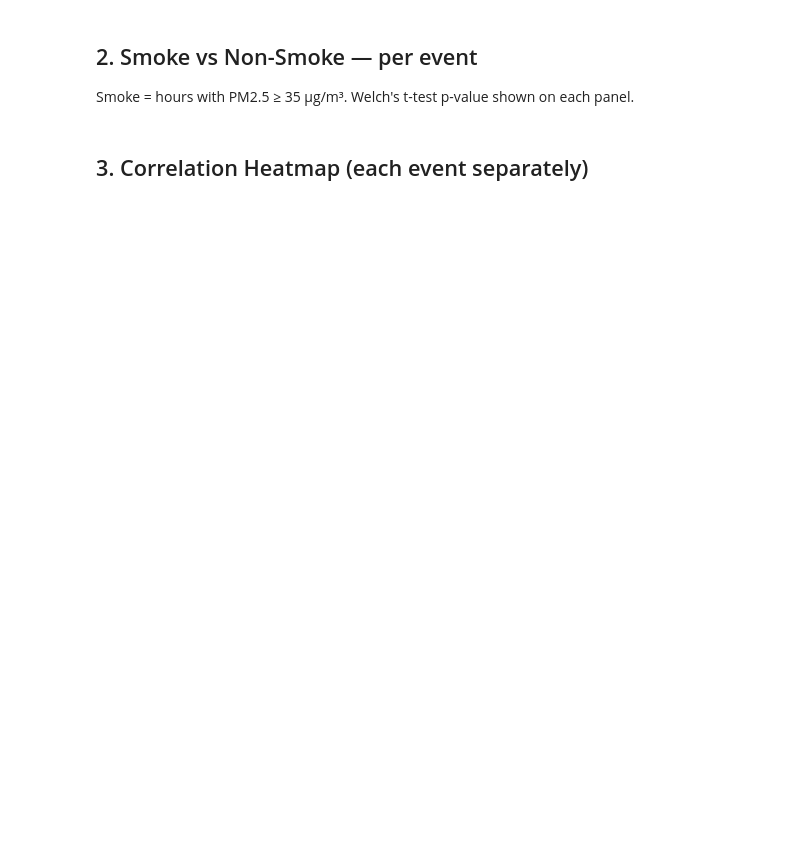
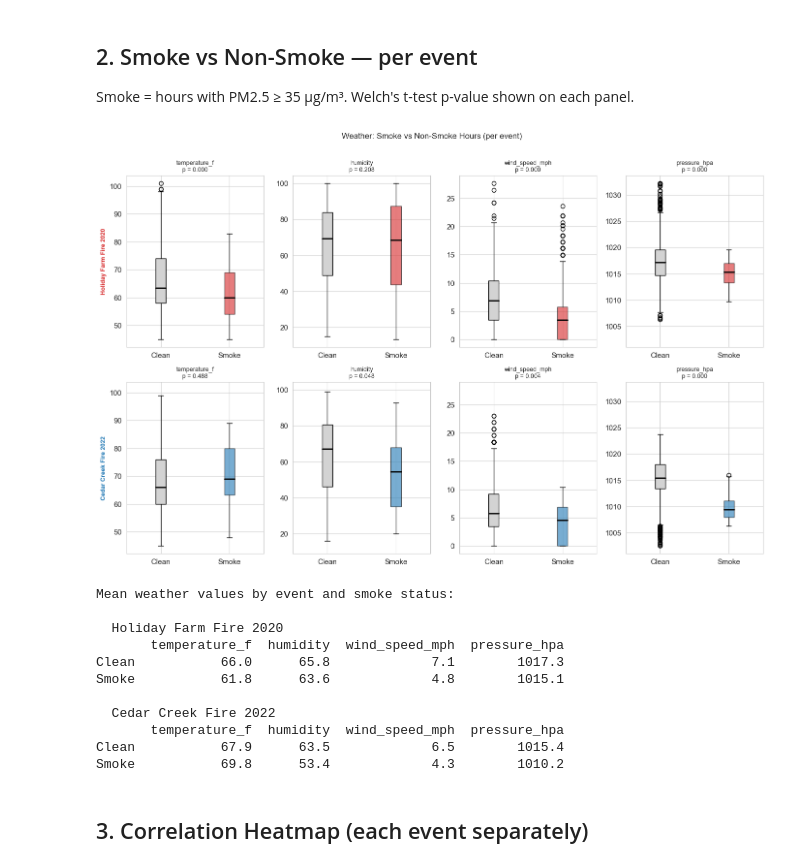
Before and after one commit to djmurphy6/PM2.5-weather, a Jupyter notebook: notebooks/03_initial_analysis.ipynb, the cells around one changed output. Cells and saved outputs as stored; diff of their text form; code cells hidden in the pictures; blank space fills up the shorter version.

```diff
--- a/notebooks/03_initial_analysis.ipynb
+++ b/notebooks/03_initial_analysis.ipynb
@@ -116,42 +130,54 @@ weather_cols = [c for c in ['temperature_f', 'humidity', 'wind_speed_mph', 'pres
                 if c in df.columns]
 
 fig, axes = plt.subplots(len(events), len(weather_cols),
-                         figsize=(14, 4.5 * len(events)), sharey='col')
-if len(events) == 1:
-    axes = axes[np.newaxis, :]
+                         figsize=(14, 4.5 * len(events)), sharey='col',
+                         squeeze=False)
 
 for row_idx, (event_name, edf) in enumerate(events.items()):
     color = EVENT_COLORS[event_name]
     smoke_df    = edf[edf['is_smoke']]
     no_smoke_df = edf[~edf['is_smoke']]
     for col_idx, col in enumerate(weather_cols):
         ax = axes[row_idx, col_idx]
         d_smoke    = smoke_df[col].dropna()
         d_no_smoke = no_smoke_df[col].dropna()
         bp = ax.boxplot([d_no_smoke, d_smoke],
                         labels=['Clean', 'Smoke'],
                         patch_artist=True,
                         medianprops=dict(color='black', linewidth=2))
         bp['boxes'][0].set_facecolor('lightgray')
         bp['boxes'][1].set_facecolor(color)
         bp['boxes'][1].set_alpha(0.6)
         t, p = stats.ttest_ind(d_smoke, d_no_smoke, equal_var=False)
         ax.set_title(f'{col}\np = {p:.3f}', fontsize=9)
         if col_idx == 0:
             ax.set_ylabel(event_name, fontsize=9, color=color, fontweight='bold')
 
 plt.suptitle('Weather: Smoke vs Non-Smoke Hours (per event)', y=1.01, fontsize=12)
 plt.tight_layout()
 plt.savefig('../data/processed/fig_smoke_vs_nonsmoke.png', dpi=150, bbox_inches='tight')
 plt.show()
 
 # Print means
 print('Mean weather values by event and smoke status:')
 for event_name, edf in events.items():
     print(f'\n  {event_name}')
     tbl = edf.groupby('is_smoke')[weather_cols].mean().round(1)
     tbl.index = ['Clean', 'Smoke']
     print(tbl.to_string())
+# %% [output]
+[figure, added]
+Mean weather values by event and smoke status:
+
+  Holiday Farm Fire 2020
+       temperature_f  humidity  wind_speed_mph  pressure_hpa
+Clean           66.0      65.8             7.1        1017.3
+Smoke           61.8      63.6             4.8        1015.1
+
+  Cedar Creek Fire 2022
+       temperature_f  humidity  wind_speed_mph  pressure_hpa
+Clean           67.9      63.5             6.5        1015.4
+Smoke           69.8      53.4             4.3        1010.2
 # %% [markdown]
 ## 3. Correlation Heatmap (each event separately)
 # %%
```
Also changed, not shown: parts of 6 cells of this notebook, 4 other files.
